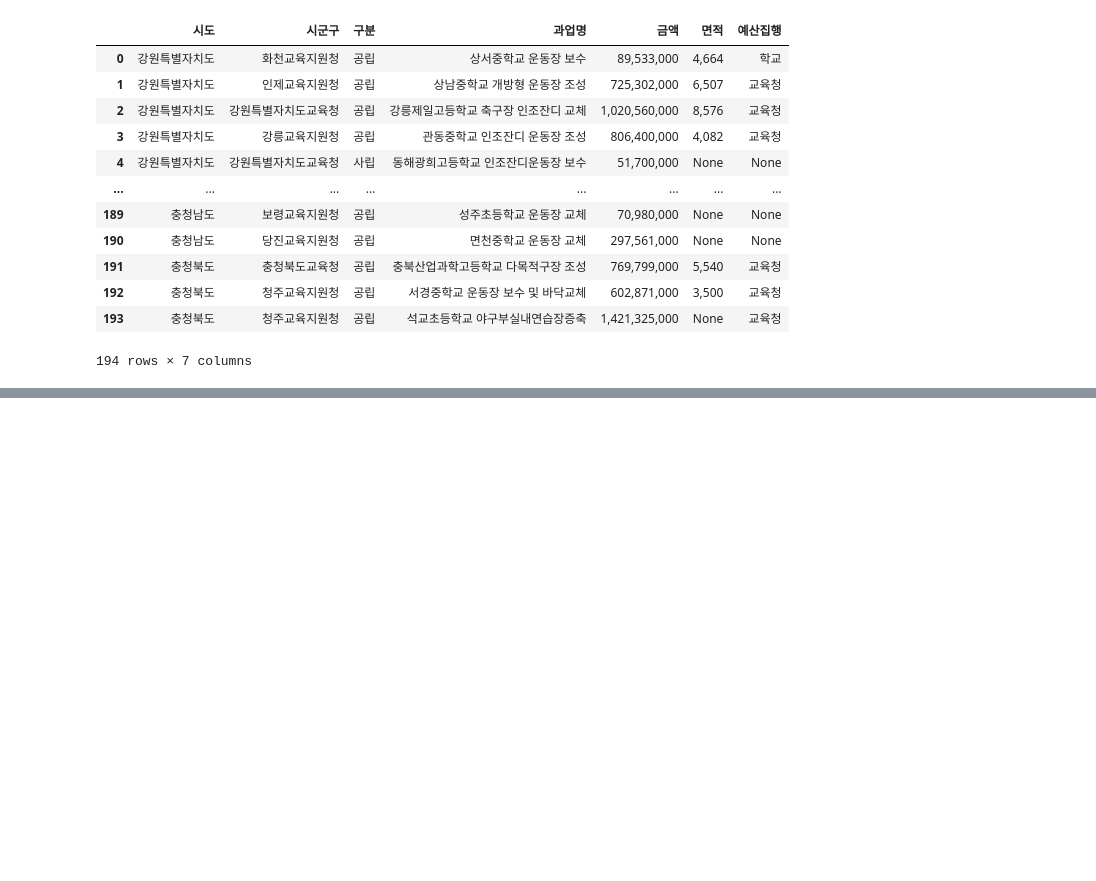
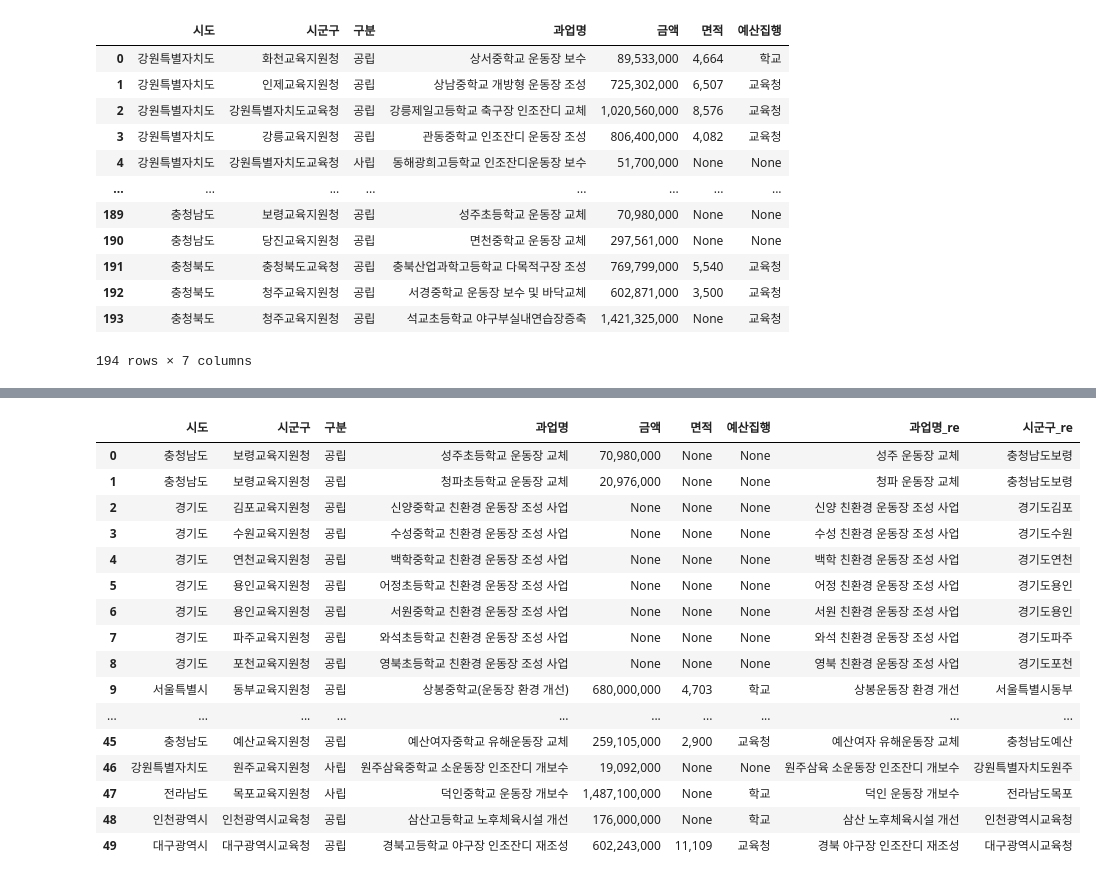
Before and after one commit to kkwann/mido_project, a Jupyter notebook: Data_preprocessing.ipynb, the cells around one changed output, grey strips where cells are left out. Cells and saved outputs as stored; diff of their text form; code cells hidden in the pictures; blank space fills up the shorter version.

```diff
--- a/Data_preprocessing.ipynb
+++ b/Data_preprocessing.ipynb
@@ -275,4 +333,7 @@ edu_budget_df.sort_values('시도').reset_index(drop=True)
 | 193 | 충청북도 | 청주교육지원청 | 공립 | 석교초등학교 야구부실내연습장증축 | 1,421,325,000 | None | 교육청 |
 194 rows × 7 columns
 # %%
+# 전처리
 edu_budget_df['과업명_re'] = edu_budget_df['과업명'].apply(clean_text)
+edu_budget_df['과업명_re'] = edu_budget_df['과업명_re'].str.replace('초등학교','').str.replace('중학교','').str.replace('고등학교','')
+edu_budget_df['과업명_re'] = edu_budget_df['과업명_re'].str.strip()
@@ -294,0 +340,26 @@ edu_budget_df
+# %%
+# 종합쇼핑몰 형식과 통일
+edu_budget_df['시군구_re'] = np.where(edu_budget_df['시군구'].str.contains('교육지원청'),
+                                   edu_budget_df['시도'] + edu_budget_df['시군구'].str.replace('교육지원청',''), edu_budget_df['시군구'])
+# %%
+# 교육청, 교육지원청, 학교명 추출
+filter_edu1_temp = pd.concat([edu_budget_df[edu_budget_df['시군구_re'].isin(filter_edu1)],
+                              edu_budget_df[edu_budget_df['과업명'].str.contains(('|').join(filter_edu1))],
+                              edu_budget_df[edu_budget_df['과업명_re'].str.contains(('|').join(filter_edu1))]],axis=0)
+# edu_budget_df[edu_budget_df['시군구_re'].str.contains(('|').join(filter_edu1))].shape
+
+filter_edu2_temp = pd.concat([edu_budget_df[edu_budget_df['시군구_re'].isin(filter_edu2)],
+                              edu_budget_df[edu_budget_df['시군구_re'].str.contains(('|').join(filter_edu2))],
+                              edu_budget_df[edu_budget_df['과업명'].str.contains(('|').join(filter_edu2))],
+                              edu_budget_df[edu_budget_df['과업명_re'].str.contains(('|').join(filter_edu2))]],axis=0)
+
+filter_edu3_temp = pd.concat([edu_budget_df[edu_budget_df['시군구_re'].isin(filter_edu3)],
+                              edu_budget_df[edu_budget_df['시군구_re'].str.contains(('|').join(filter_edu3))],
+                              edu_budget_df[edu_budget_df['과업명'].str.contains(('|').join(filter_edu3))],
+                              edu_budget_df[edu_budget_df['과업명_re'].str.contains(('|').join(filter_edu3))]],axis=0)
+
+filtered_edu_budget_df = pd.concat([filter_edu1_temp, filter_edu2_temp, filter_edu3_temp],axis=0).drop_duplicates().reset_index(drop=True)
+# %%
+# 종합쇼핑몰 학교 관련 키워드 빈도수
+edu_filter_keywd = ('|').join(edu_mapping_keywd_df[edu_mapping_keywd_df['빈도수'] <= 3]['키워드'].unique())
+edu_mapping_keywd_df[edu_mapping_keywd_df['빈도수'] <= 3].sort_values('빈도수',ascending=False) ## 빈도수 평균 2.99
@@ -294,0 +380,22 @@ edu_budget_df
+# %%
+# 교육청 제외 데이터
+filtered_edu_budget_df_fin = filtered_edu_budget_df[filtered_edu_budget_df['과업명'].str.contains(edu_filter_keywd)].drop_duplicates().reset_index(drop=True)
+filtered_edu_budget_df_fin
+# %% [output]
+|  | 시도 | 시군구 | 구분 | 과업명 | 금액 | 면적 | 예산집행 | 과업명_re | 시군구_re |
+| 0 | 충청남도 | 보령교육지원청 | 공립 | 성주초등학교 운동장 교체 | 70,980,000 | None | None | 성주 운동장 교체 | 충청남도보령 |
+| 1 | 충청남도 | 보령교육지원청 | 공립 | 청파초등학교 운동장 교체 | 20,976,000 | None | None | 청파 운동장 교체 | 충청남도보령 |
+| 2 | 경기도 | 김포교육지원청 | 공립 | 신양중학교 친환경 운동장 조성 사업 | None | None | None | 신양 친환경 운동장 조성 사업 | 경기도김포 |
+| 3 | 경기도 | 수원교육지원청 | 공립 | 수성중학교 친환경 운동장 조성 사업 | None | None | None | 수성 친환경 운동장 조성 사업 | 경기도수원 |
+| 4 | 경기도 | 연천교육지원청 | 공립 | 백학중학교 친환경 운동장 조성 사업 | None | None | None | 백학 친환경 운동장 조성 사업 | 경기도연천 |
+| 5 | 경기도 | 용인교육지원청 | 공립 | 어정초등학교 친환경 운동장 조성 사업 | None | None | None | 어정 친환경 운동장 조성 사업 | 경기도용인 |
+| 6 | 경기도 | 용인교육지원청 | 공립 | 서원중학교 친환경 운동장 조성 사업 | None | None | None | 서원 친환경 운동장 조성 사업 | 경기도용인 |
+| 7 | 경기도 | 파주교육지원청 | 공립 | 와석초등학교 친환경 운동장 조성 사업 | None | None | None | 와석 친환경 운동장 조성 사업 | 경기도파주 |
+| 8 | 경기도 | 포천교육지원청 | 공립 | 영북초등학교 친환경 운동장 조성 사업 | None | None | None | 영북 친환경 운동장 조성 사업 | 경기도포천 |
+| 9 | 서울특별시 | 동부교육지원청 | 공립 | 상봉중학교(운동장 환경 개선) | 680,000,000 | 4,703 | 학교 | 상봉운동장 환경 개선 | 서울특별시동부 |
+| ... | ... | ... | ... | ... | ... | ... | ... | ... | ... |
+| 45 | 충청남도 | 예산교육지원청 | 공립 | 예산여자중학교 유해운동장 교체 | 259,105,000 | 2,900 | 교육청 | 예산여자 유해운동장 교체 | 충청남도예산 |
+| 46 | 강원특별자치도 | 원주교육지원청 | 사립 | 원주삼육중학교 소운동장 인조잔디 개보수 | 19,092,000 | None | None | 원주삼육 소운동장 인조잔디 개보수 | 강원특별자치도원주 |
+| 47 | 전라남도 | 목포교육지원청 | 사립 | 덕인중학교 운동장 개보수 | 1,487,100,000 | None | 학교 | 덕인 운동장 개보수 | 전라남도목포 |
+| 48 | 인천광역시 | 인천광역시교육청 | 공립 | 삼산고등학교 노후체육시설 개선 | 176,000,000 | None | 학교 | 삼산 노후체육시설 개선 | 인천광역시교육청 |
+| 49 | 대구광역시 | 대구광역시교육청 | 공립 | 경북고등학교 야구장 인조잔디 재조성 | 602,243,000 | 11,109 | 교육청 | 경북 야구장 인조잔디 재조성 | 대구광역시교육청 |
```
Also changed, not shown: parts of 17 cells of this notebook, 1 other file.
